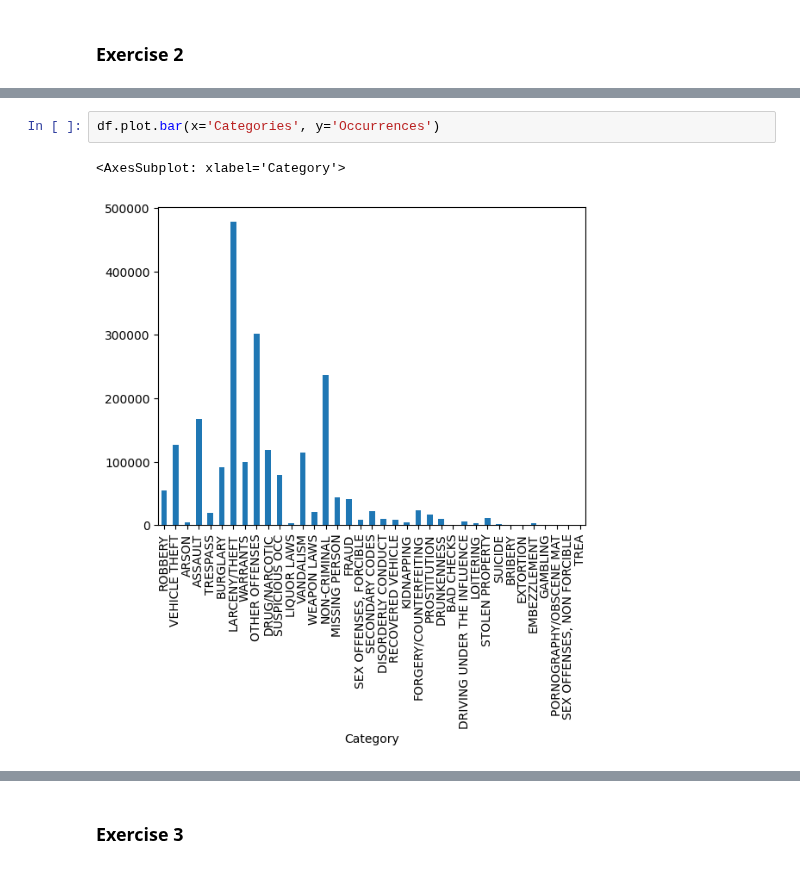
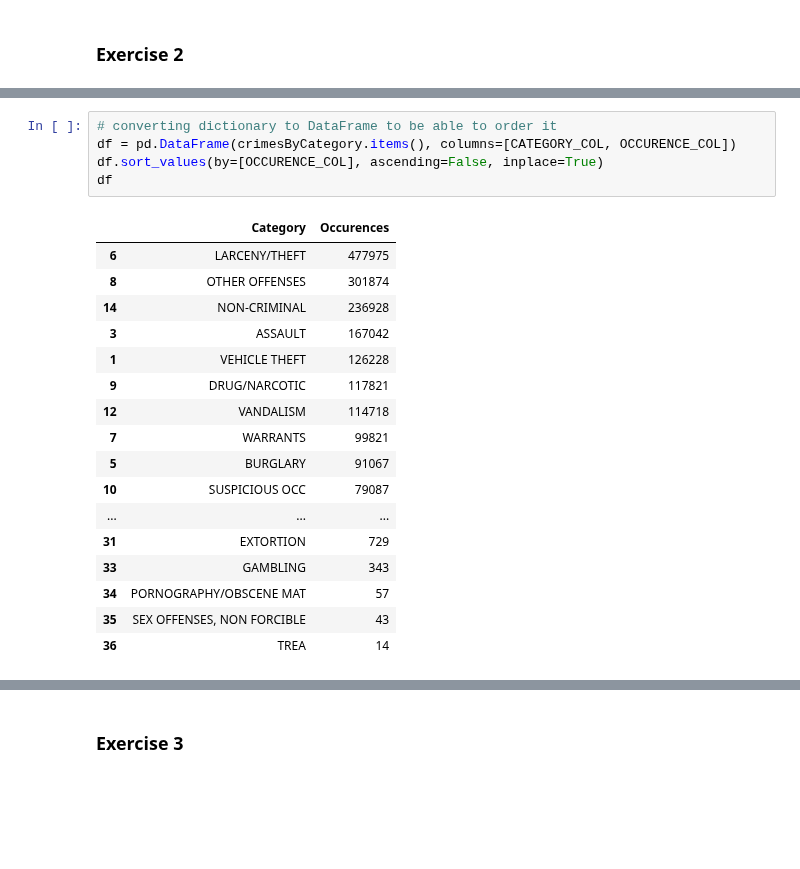
Before and after one commit to vivivaradi/socialdata2023, a Jupyter notebook: weeks/week1_Vivi.ipynb, the cells around one changed output, grey strips where cells are left out. Drawn from its saved outputs; the diff is of its cells as text; blank space fills up the shorter version.

```diff
--- a/weeks/week1_Vivi.ipynb
+++ b/weeks/week1_Vivi.ipynb
@@ -102,5 +81,23 @@ Name: Occurrences, dtype: int64
-# %%
-df.plot.bar(x='Categories', y='Occurrences')
-# %% [output]
-<AxesSubplot: xlabel='Category'>
-[figure, removed]
+# %%
+# converting dictionary to DataFrame to be able to order it
+df = pd.DataFrame(crimesByCategory.items(), columns=[CATEGORY_COL, OCCURENCE_COL])
+df.sort_values(by=[OCCURENCE_COL], ascending=False, inplace=True)
+df
+# %% [output]
+|  | Category | Occurences |
+| 6 | LARCENY/THEFT | 477975 |
+| 8 | OTHER OFFENSES | 301874 |
+| 14 | NON-CRIMINAL | 236928 |
+| 3 | ASSAULT | 167042 |
+| 1 | VEHICLE THEFT | 126228 |
+| 9 | DRUG/NARCOTIC | 117821 |
+| 12 | VANDALISM | 114718 |
+| 7 | WARRANTS | 99821 |
+| 5 | BURGLARY | 91067 |
+| 10 | SUSPICIOUS OCC | 79087 |
+| ... | ... | ... |
+| 31 | EXTORTION | 729 |
+| 33 | GAMBLING | 343 |
+| 34 | PORNOGRAPHY/OBSCENE MAT | 57 |
+| 35 | SEX OFFENSES, NON FORCIBLE | 43 |
+| 36 | TREA | 14 |
```
Also changed, not shown: parts of 6 cells of this notebook.
